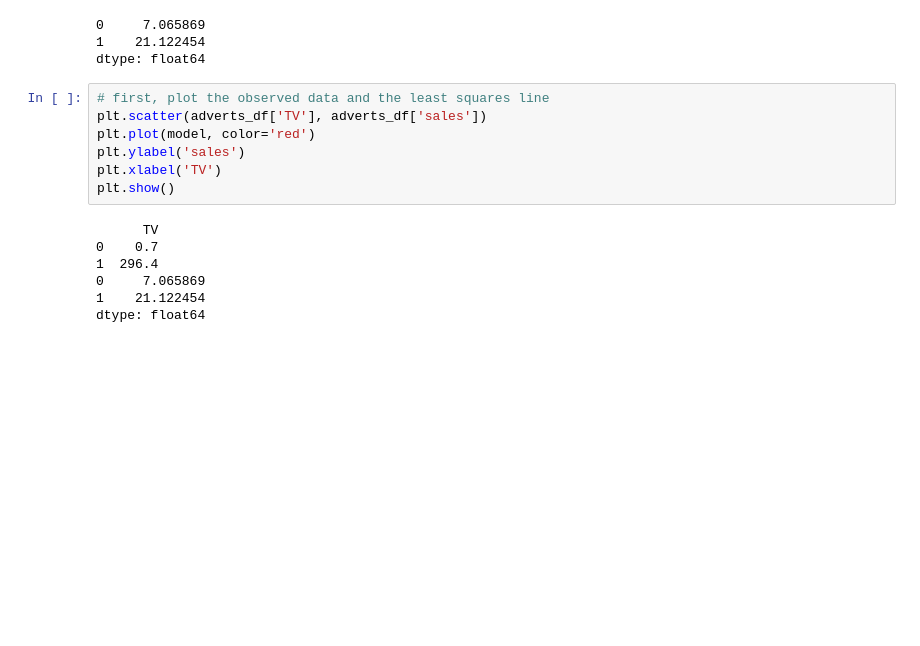
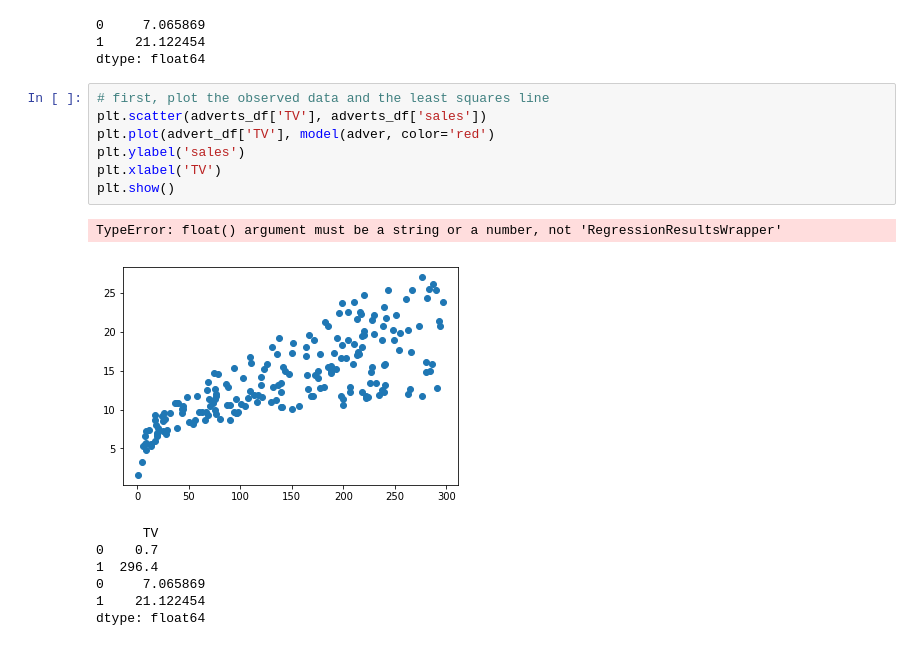
Before and after one commit to kayschulz/dsc-01-10-13-regression-statsmodels-lab-seattle-ds-career-040119, a Jupyter notebook: index.ipynb, the cells around one changed output. Saved outputs shown, nothing was run; the diff lists cells and outputs as text; blank space fills up the shorter version.

```diff
--- a/index.ipynb
+++ b/index.ipynb
@@ -185,10 +185,13 @@ dtype: float64
 # %%
 # first, plot the observed data and the least squares line
 plt.scatter(adverts_df['TV'], adverts_df['sales'])
-plt.plot(model, color='red')
+plt.plot(advert_df['TV'], model(adver, color='red')
 plt.ylabel('sales')
 plt.xlabel('TV')
 plt.show()
+# %% [output]
+TypeError: float() argument must be a string or a number, not 'RegressionResultsWrapper'
+[figure, added]
 # %%
 # %% [output]
       TV
```
